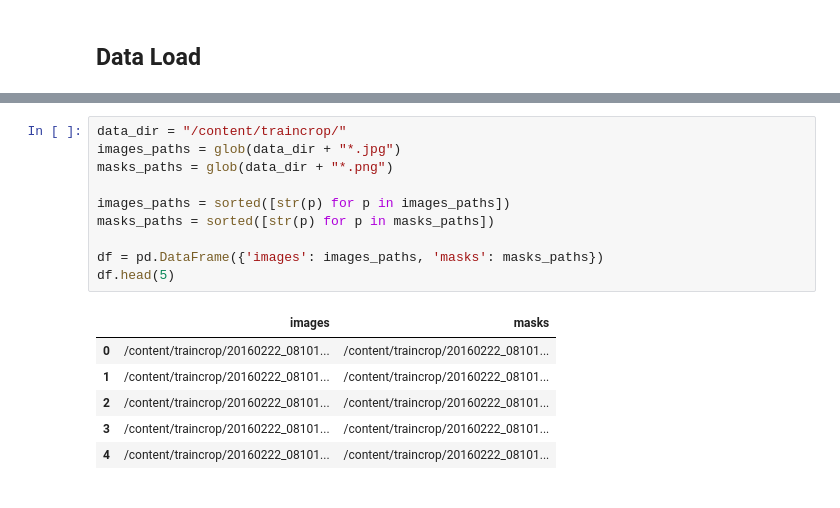
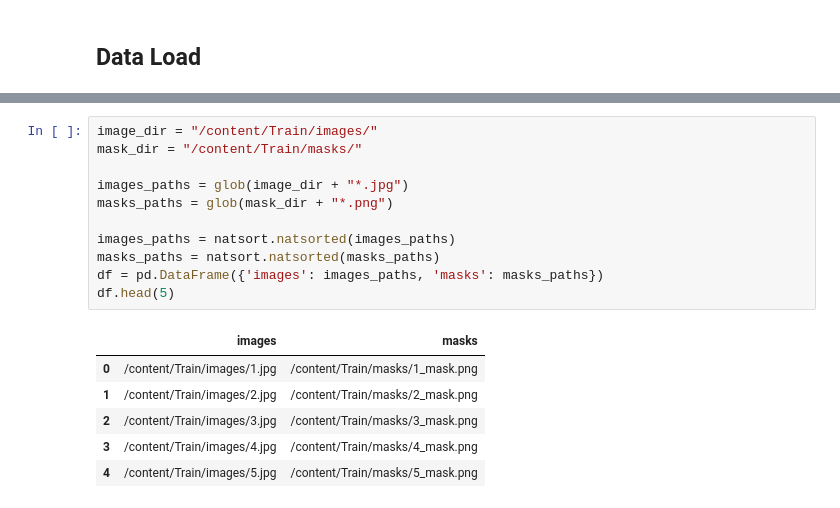
Before and after one commit to SejinHan25/crack_segmentation, a Jupyter notebook: Train.ipynb, the cells around one changed output, grey strips where cells are left out. Drawn from its saved outputs; the diff is of its cells as text.

```diff
--- a/Train.ipynb
+++ b/Train.ipynb
@@ -50,17 +83,18 @@ from pytorch_lightning.callbacks.early_stopping import EarlyStopping
 # %%
-data_dir = "/content/traincrop/"
-images_paths = glob(data_dir + "*.jpg")
-masks_paths = glob(data_dir + "*.png")
+image_dir = "/content/Train/images/"
+mask_dir = "/content/Train/masks/"
 
-images_paths = sorted([str(p) for p in images_paths])
-masks_paths = sorted([str(p) for p in masks_paths])
+images_paths = glob(image_dir + "*.jpg")
+masks_paths = glob(mask_dir + "*.png")
 
+images_paths = natsort.natsorted(images_paths)
+masks_paths = natsort.natsorted(masks_paths)
 df = pd.DataFrame({'images': images_paths, 'masks': masks_paths})
 df.head(5)
 # %% [output]
 |  | images | masks |
-| 0 | /content/traincrop/20160222_08101... | /content/traincrop/20160222_08101... |
-| 1 | /content/traincrop/20160222_08101... | /content/traincrop/20160222_08101... |
-| 2 | /content/traincrop/20160222_08101... | /content/traincrop/20160222_08101... |
-| 3 | /content/traincrop/20160222_08101... | /content/traincrop/20160222_08101... |
-| 4 | /content/traincrop/20160222_08101... | /content/traincrop/20160222_08101... |
+| 0 | /content/Train/images/1.jpg | /content/Train/masks/1_mask.png |
+| 1 | /content/Train/images/2.jpg | /content/Train/masks/2_mask.png |
+| 2 | /content/Train/images/3.jpg | /content/Train/masks/3_mask.png |
+| 3 | /content/Train/images/4.jpg | /content/Train/masks/4_mask.png |
+| 4 | /content/Train/images/5.jpg | /content/Train/masks/5_mask.png |
```
Also changed, not shown: parts of 30 cells of this notebook.
